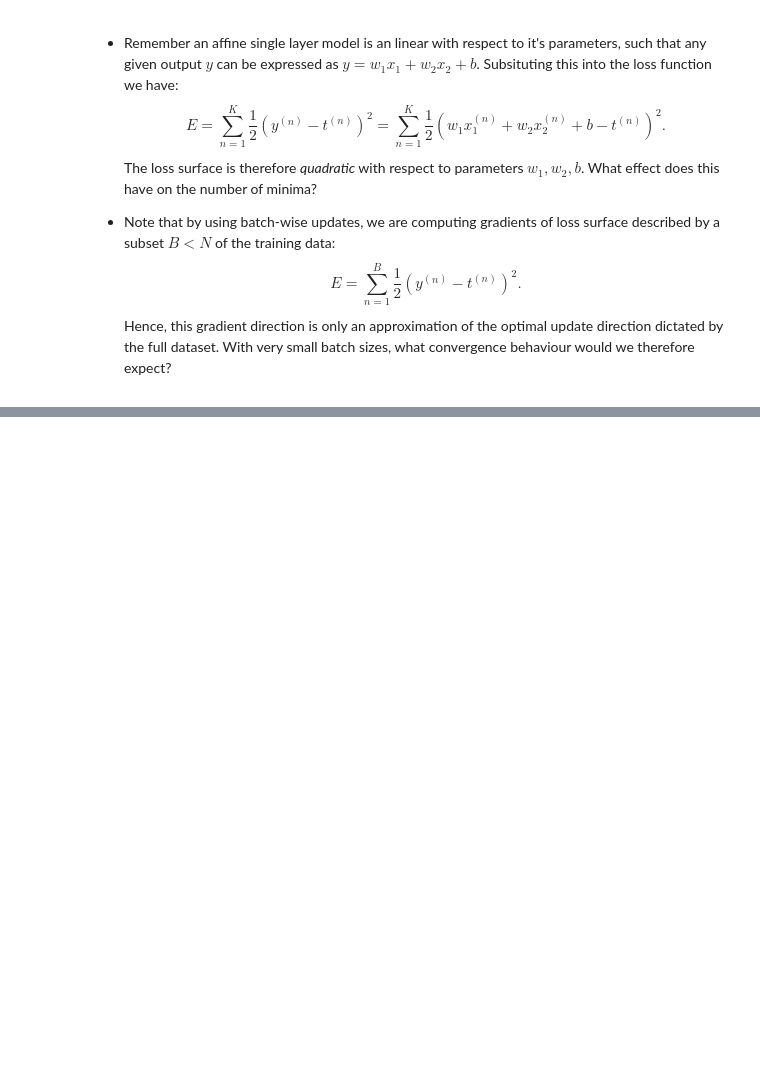
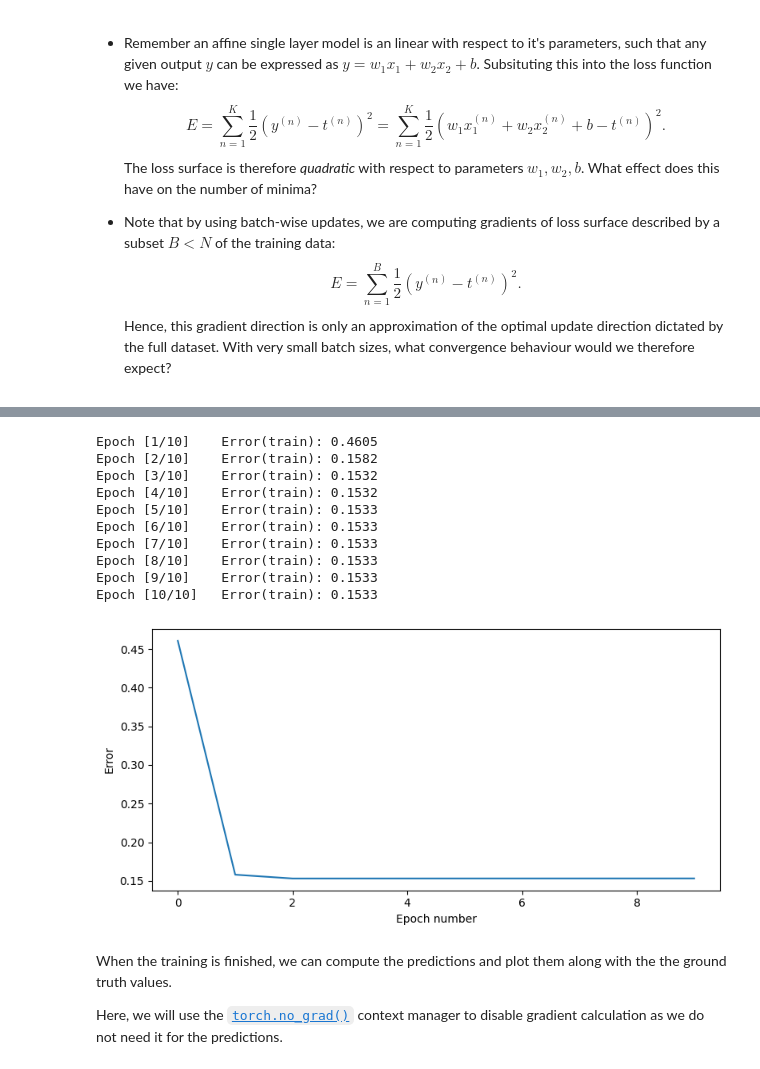
Before and after one commit to shriram1998/mlpractical, a Jupyter notebook: notebooks/02_Single_layer_models.ipynb, the cells around one changed output, grey strips where cells are left out. Drawn from its saved outputs; the diff is of its cells as text; code cells hidden in the pictures; blank space fills up the shorter version.

Commit message:
add pytorch section

```diff
--- a/notebooks/02_Single_layer_models.ipynb
+++ b/notebooks/02_Single_layer_models.ipynb
@@ -596,0 +671,7 @@ Hence, this gradient direction is only an approximation of the optimal update di
+# %%
+data_path = os.path.join(os.environ['MLP_DATA_DIR'], 'ccpp_data.npz')
+assert os.path.isfile(data_path), ('Data file does not exist at expected path: ' + data_path)
+
+dataset = CCPPDataProvider(data_path, which_set='train', input_dims=[0, 1])
+
+dataloader = DataLoader(dataset, batch_size=100, shuffle=False)
@@ -596,0 +682,8 @@ Hence, this gradient direction is only an approximation of the optimal update di
+# %%
+model = SingleLayerModel(input_dim, output_dim)
+model.apply(weights_init)
+
+print(f"Model structure: {model}\n\n")
+
+loss = nn.MSELoss()  # Mean Squared Error loss
+optimizer = optim.Adam(model.parameters(), lr=learning_rate) # Adam optimiser
@@ -596,0 +700,43 @@ Hence, this gradient direction is only an approximation of the optimal update di
+# %%
+# Keep track of the loss values over training
+train_loss = []
+
+for epoch in range(num_epochs):
+    model.train()
+    epoch_loss = 0
+
+    for inputs_batch, targets_batch in dataloader:
+        outputs_batch = model(inputs_batch)
+        loss_batch = loss(outputs_batch, targets_batch)
+        optimizer.zero_grad()
+        loss_batch.backward()
+        optimizer.step()
+        epoch_loss += loss_batch.item()
+    # Calculate average loss for this epoch
+    avg_epoch_loss = epoch_loss / len(dataloader)
+    print(f"Epoch [{epoch+1}/{num_epochs}]\tError(train): {avg_epoch_loss:.4f}")
+    train_loss.append(avg_epoch_loss)
+
+# Plot the change in the error over training.
+fig = plt.figure(figsize=(8, 4))
+ax = fig.add_subplot(111)
+ax.plot(train_loss)
+ax.set_xlabel('Epoch number')
+ax.set_ylabel('Error')
+fig.tight_layout()
+# %% [output]
+Epoch [1/10]    Error(train): 0.4605
+Epoch [2/10]    Error(train): 0.1582
+Epoch [3/10]    Error(train): 0.1532
+Epoch [4/10]    Error(train): 0.1532
+Epoch [5/10]    Error(train): 0.1533
+Epoch [6/10]    Error(train): 0.1533
+Epoch [7/10]    Error(train): 0.1533
+Epoch [8/10]    Error(train): 0.1533
+Epoch [9/10]    Error(train): 0.1533
+Epoch [10/10]   Error(train): 0.1533
+[figure, added]
+# %% [markdown]
+When the training is finished, we can compute the predictions and plot them along with the the ground truth values.
+
+Here, we will use the [`torch.no_grad()`](https://pytorch.org/docs/stable/generated/torch.no_grad.html) context manager to disable gradient calculation as we do not need it for the predictions.
```
Also changed, not shown: parts of 20 cells of this notebook.
